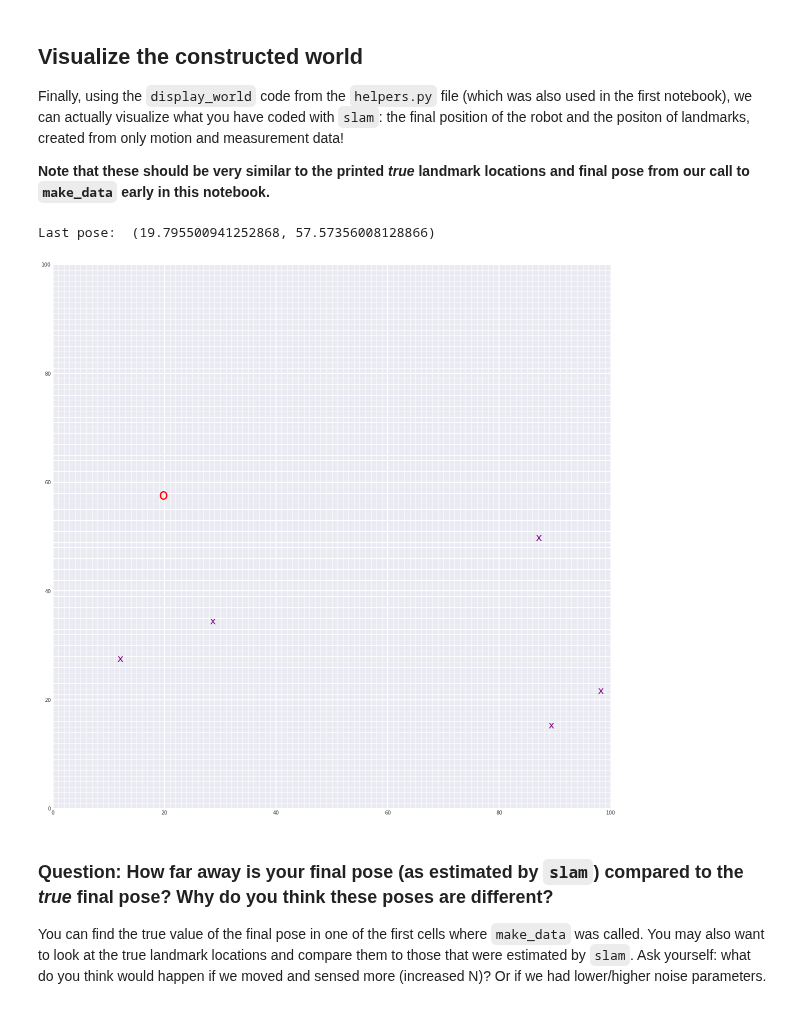
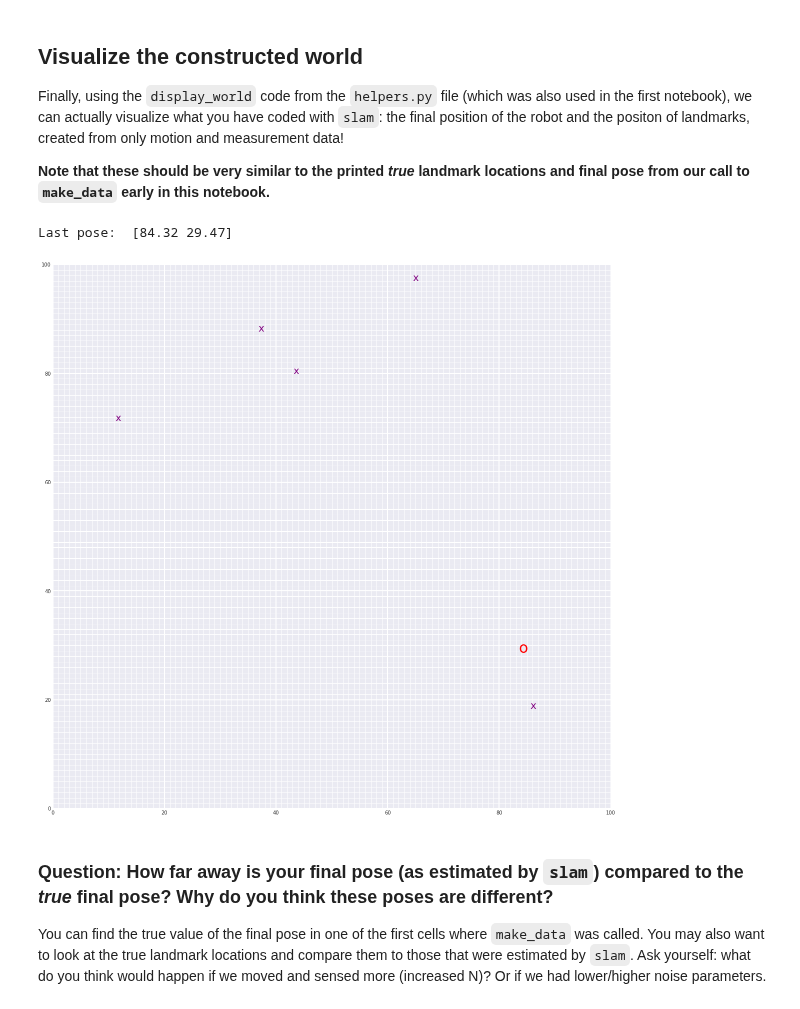
Before and after one commit to gotamist/vision, a Jupyter notebook: SLAM/3_Landmark_Detection_and_Tracking.ipynb, the cells around one changed output. Saved outputs shown, nothing was run; the diff lists cells and outputs as text; code cells hidden in the pictures.

```diff
--- a/SLAM/3_Landmark_Detection_and_Tracking.ipynb
+++ b/SLAM/3_Landmark_Detection_and_Tracking.ipynb
@@ -52,7 +52,7 @@ from helpers import make_data
 
 # world parameters
 num_landmarks      = 5      #5 number of landmarks
-N                  = 20       # time steps
+N                  = 5       # time steps
 world_size         = 100.0    # size of world (square)
 
 # robot parameters
@@ -230,7 +230,7 @@ def slam(data, N, num_landmarks, world_size, motion_noise, measurement_noise):
 
     ## TODO: Iterate through each time step in the data
     ## get all the motion and measurement data as you iterate
-    for t in range(len(data)):
+    for t in range(N-1): # use this range instead of len(data) to help with the step by step visualization later
         measurements = data[t][0]
         movement = data[t][1]  # element 0 of this is the x-distance and element 1 is the y-distance
         pose_idx = 2*t
@@ -257,6 +257,9 @@ def slam(data, N, num_landmarks, world_size, motion_noise, measurement_noise):
     ## TODO: update the constraint matrix/vector to account for all *motion* and motion noise
         for dimnum in [0,1]:
             next_idx = pose_idx + 2 # moves are x0->x1, x1->x2 etc
+#             print(omega.shape)
+#             print(next_idx)
+
             omega[ pose_idx+dimnum ][ pose_idx+dimnum ] +=   1.0 / motion_noise
             omega[ pose_idx+dimnum ][ next_idx+dimnum ] +=  -1.0 / motion_noise
 
@@ -370,21 +370,22 @@ Finally, using the `display_world` code from the `helpers.py` file (which was al
 # %%
 # import the helper function
 from helpers import display_world
 
 # Display the final world!
 
 # define figure size
 plt.rcParams["figure.figsize"] = (20,20)
 
 # check if poses has been created
 if 'poses' in locals():
     # print out the last pose
-    print('Last pose: ', poses[-1])
+    np.set_printoptions(precision=2)
+    print('Last pose: ', np.array(poses[-1]) )
     # display the last position of the robot *and* the landmark positions
     display_world(int(world_size), poses[-1], landmarks)
 # %% [output]
-Last pose:  (19.795500941252868, 57.57356008128866)
+Last pose:  [84.32 29.47]
-[figure, old version]
+[figure, new version]
 # %% [markdown]
 ### Question: How far away is your final pose (as estimated by `slam`) compared to the *true* final pose? Why do you think these poses are different?
 
```
Also changed, not shown: parts of 12 cells of this notebook.
